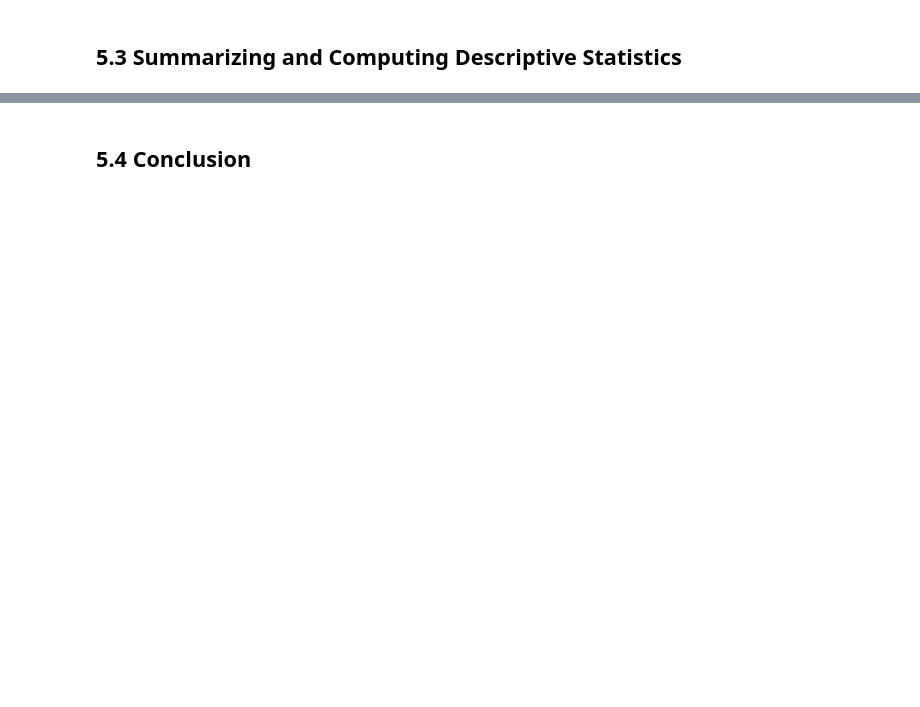
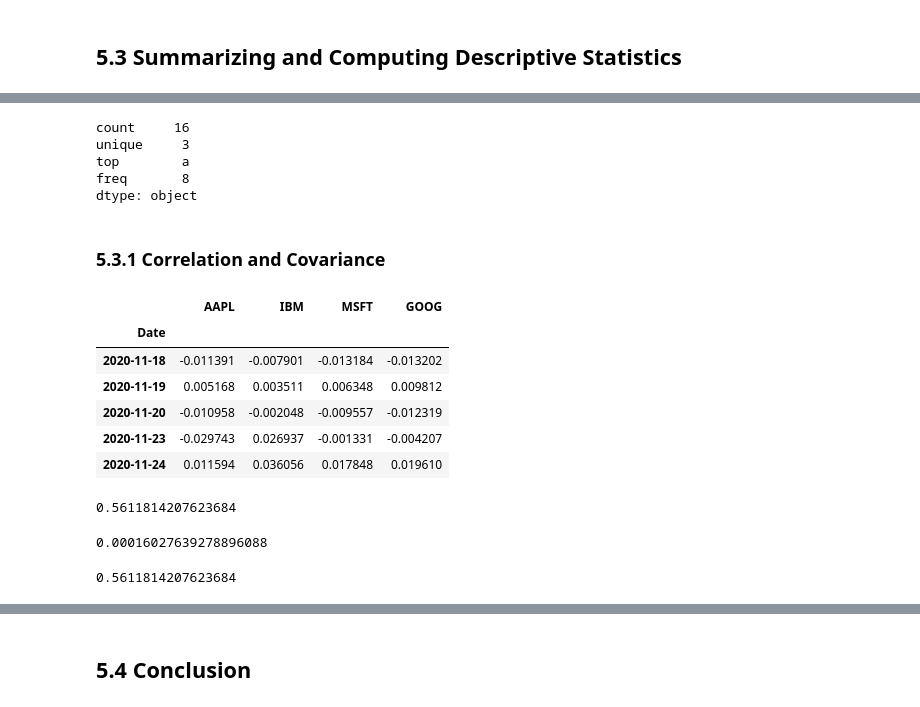
Before and after one commit to brandonbluong/Python-for-Data-Analysis, a Jupyter notebook: 5-Pandas_intro.ipynb, the cells around one changed output, grey strips where cells are left out. Drawn from its saved outputs; the diff is of its cells as text; code cells hidden in the pictures; blank space fills up the shorter version.

```diff
--- a/5-Pandas_intro.ipynb
+++ b/5-Pandas_intro.ipynb
@@ -989,0 +1282,43 @@ frame.sub(series3, axis='index')
+# %%
+obj = pd.Series(['a', 'a', 'b', 'c'] * 4)
+obj.describe()
+# %% [output]
+count     16
+unique     3
+top        a
+freq       8
+dtype: object
+# %% [markdown]
+### 5.3.1 Correlation and Covariance
+# %%
+import pandas_datareader.data as web
+
+all_data = {ticker: web.get_data_yahoo(ticker)
+            for ticker in ['AAPL', 'IBM', 'MSFT', 'GOOG']}
+price = pd.DataFrame({ticker: data['Adj Close']
+                    for ticker, data in all_data.items()})
+volume = pd.DataFrame({ticker: data['Volume']
+                    for ticker, data in all_data.items()})
+# %%
+returns = price.pct_change()
+returns.tail()
+# %% [output]
+|  | AAPL | IBM | MSFT | GOOG |
+| Date |  |  |  |  |
+| 2020-11-18 | -0.011391 | -0.007901 | -0.013184 | -0.013202 |
+| 2020-11-19 | 0.005168 | 0.003511 | 0.006348 | 0.009812 |
+| 2020-11-20 | -0.010958 | -0.002048 | -0.009557 | -0.012319 |
+| 2020-11-23 | -0.029743 | 0.026937 | -0.001331 | -0.004207 |
+| 2020-11-24 | 0.011594 | 0.036056 | 0.017848 | 0.019610 |
+# %%
+returns['MSFT'].corr(returns['IBM'])
+# %% [output]
+0.5611814207623684
+# %%
+returns['MSFT'].cov(returns['IBM'])
+# %% [output]
+0.00016027639278896088
+# %%
+returns.MSFT.corr(returns.IBM)
+# %% [output]
+0.5611814207623684
```
Also changed, not shown: parts of 49 cells of this notebook.
